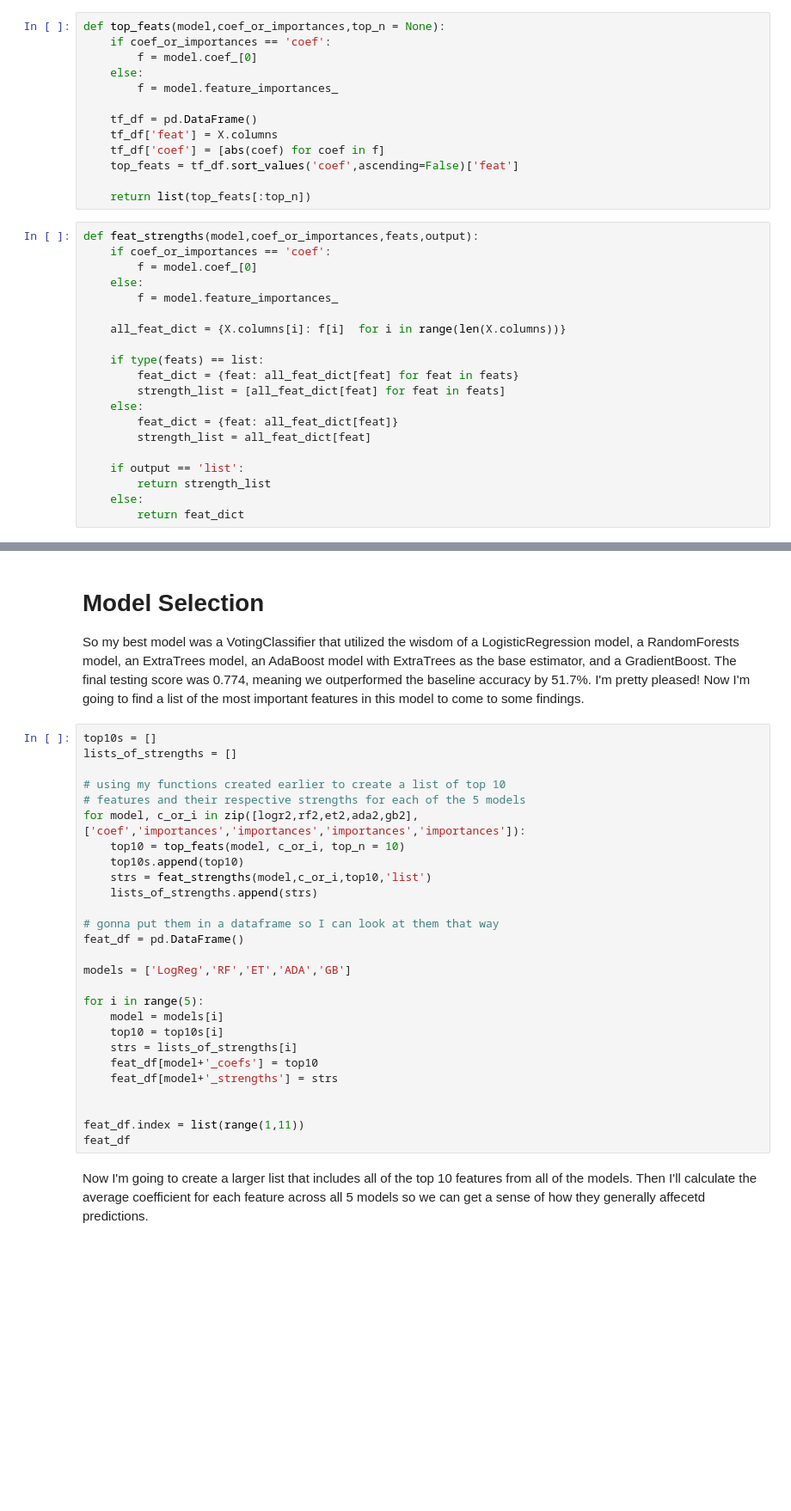
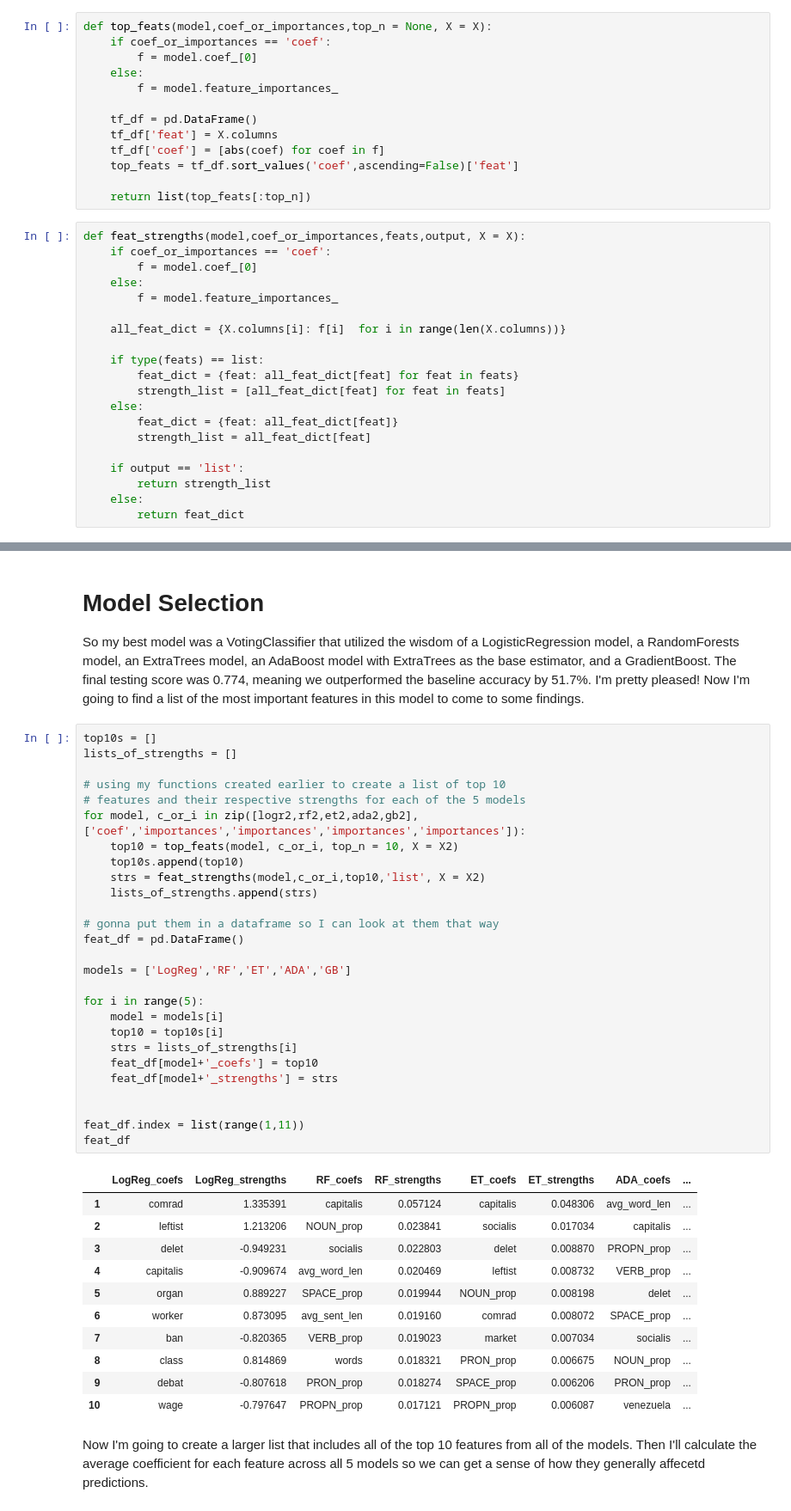
Before and after one commit to elliotlrichardson/natural_language_processing, a Jupyter notebook: analysis_and_modeling.ipynb, the cells around one changed output, grey strips where cells are left out. Shown at 86% size. Saved outputs shown, nothing was run; the diff lists cells and outputs as text; blank space fills up the shorter version.

```diff
--- a/analysis_and_modeling.ipynb
+++ b/analysis_and_modeling.ipynb
@@ -190,5 +198,5 @@ def scores(model):
 # %%
-def top_feats(model,coef_or_importances,top_n = None):
+def top_feats(model,coef_or_importances,top_n = None, X = X):
     if coef_or_importances == 'coef':
         f = model.coef_[0]
     else:
@@ -201,7 +209,7 @@ def top_feats(model,coef_or_importances,top_n = None):
 
     return list(top_feats[:top_n])
 # %%
-def feat_strengths(model,coef_or_importances,feats,output):
+def feat_strengths(model,coef_or_importances,feats,output, X = X):
     if coef_or_importances == 'coef':
         f = model.coef_[0]
     else:
@@ -531,30 +614,42 @@ So my best model was a VotingClassifier that utilized the wisdom of a LogisticRe
 # %%
 top10s = []
 lists_of_strengths = []
 
 # using my functions created earlier to create a list of top 10
 # features and their respective strengths for each of the 5 models
 for model, c_or_i in zip([logr2,rf2,et2,ada2,gb2],['coef','importances','importances','importances','importances']):
-    top10 = top_feats(model, c_or_i, top_n = 10)
+    top10 = top_feats(model, c_or_i, top_n = 10, X = X2)
     top10s.append(top10)
-    strs = feat_strengths(model,c_or_i,top10,'list')
+    strs = feat_strengths(model,c_or_i,top10,'list', X = X2)
     lists_of_strengths.append(strs)
 
 # gonna put them in a dataframe so I can look at them that way
 feat_df = pd.DataFrame()
 
 models = ['LogReg','RF','ET','ADA','GB']
 
 for i in range(5):
     model = models[i]
     top10 = top10s[i]
     strs = lists_of_strengths[i]
     feat_df[model+'_coefs'] = top10
     feat_df[model+'_strengths'] = strs
 
 
 feat_df.index = list(range(1,11))
 feat_df
+# %% [output]
+|  | LogReg_coefs | LogReg_strengths | RF_coefs | RF_strengths | ET_coefs | ET_strengths | ADA_coefs | ... |
+| 1 | comrad | 1.335391 | capitalis | 0.057124 | capitalis | 0.048306 | avg_word_len | ... |
+| 2 | leftist | 1.213206 | NOUN_prop | 0.023841 | socialis | 0.017034 | capitalis | ... |
+| 3 | delet | -0.949231 | socialis | 0.022803 | delet | 0.008870 | PROPN_prop | ... |
+| 4 | capitalis | -0.909674 | avg_word_len | 0.020469 | leftist | 0.008732 | VERB_prop | ... |
+| 5 | organ | 0.889227 | SPACE_prop | 0.019944 | NOUN_prop | 0.008198 | delet | ... |
+| 6 | worker | 0.873095 | avg_sent_len | 0.019160 | comrad | 0.008072 | SPACE_prop | ... |
+| 7 | ban | -0.820365 | VERB_prop | 0.019023 | market | 0.007034 | socialis | ... |
+| 8 | class | 0.814869 | words | 0.018321 | PRON_prop | 0.006675 | NOUN_prop | ... |
+| 9 | debat | -0.807618 | PRON_prop | 0.018274 | SPACE_prop | 0.006206 | PRON_prop | ... |
+| 10 | wage | -0.797647 | PROPN_prop | 0.017121 | PROPN_prop | 0.006087 | venezuela | ... |
 # %% [markdown]
 Now I'm going to create a larger list that includes all of the top 10 features from all of the models. Then I'll calculate the average coefficient for each feature across all 5 models so we can get a sense of how they generally affecetd predictions.
 # %%
```
Also changed, not shown: parts of 25 cells of this notebook, 7 other files.
